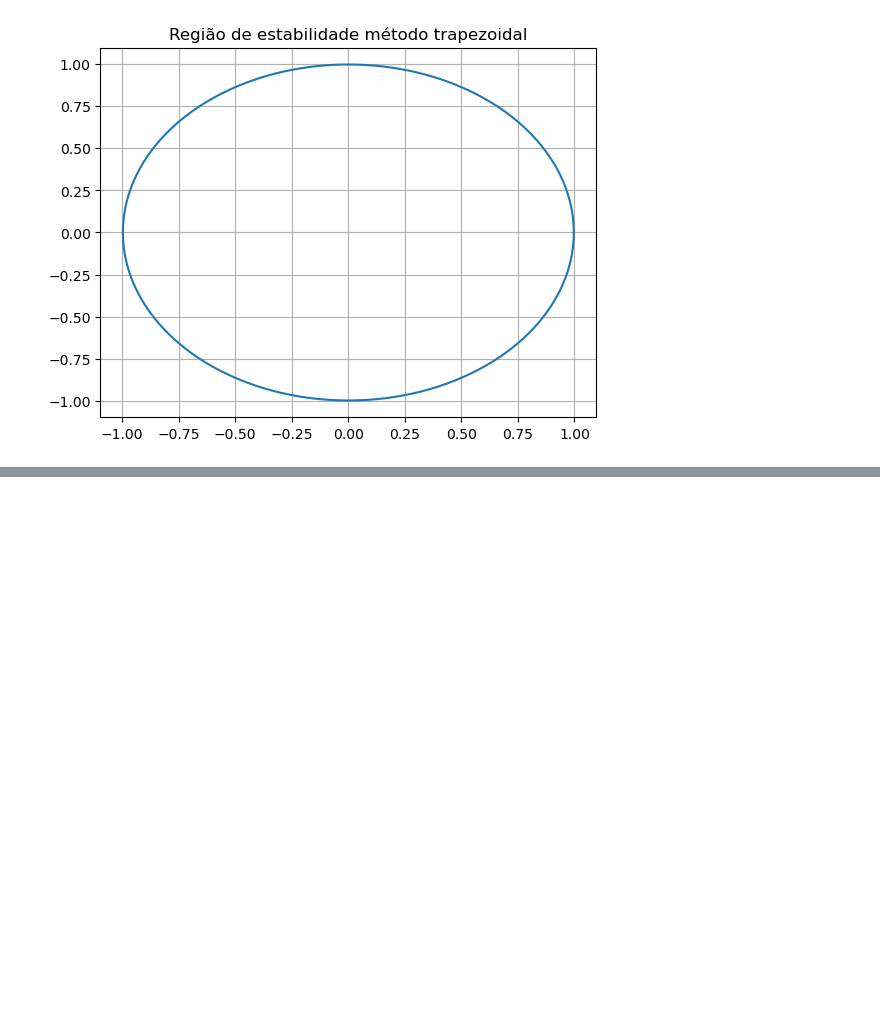
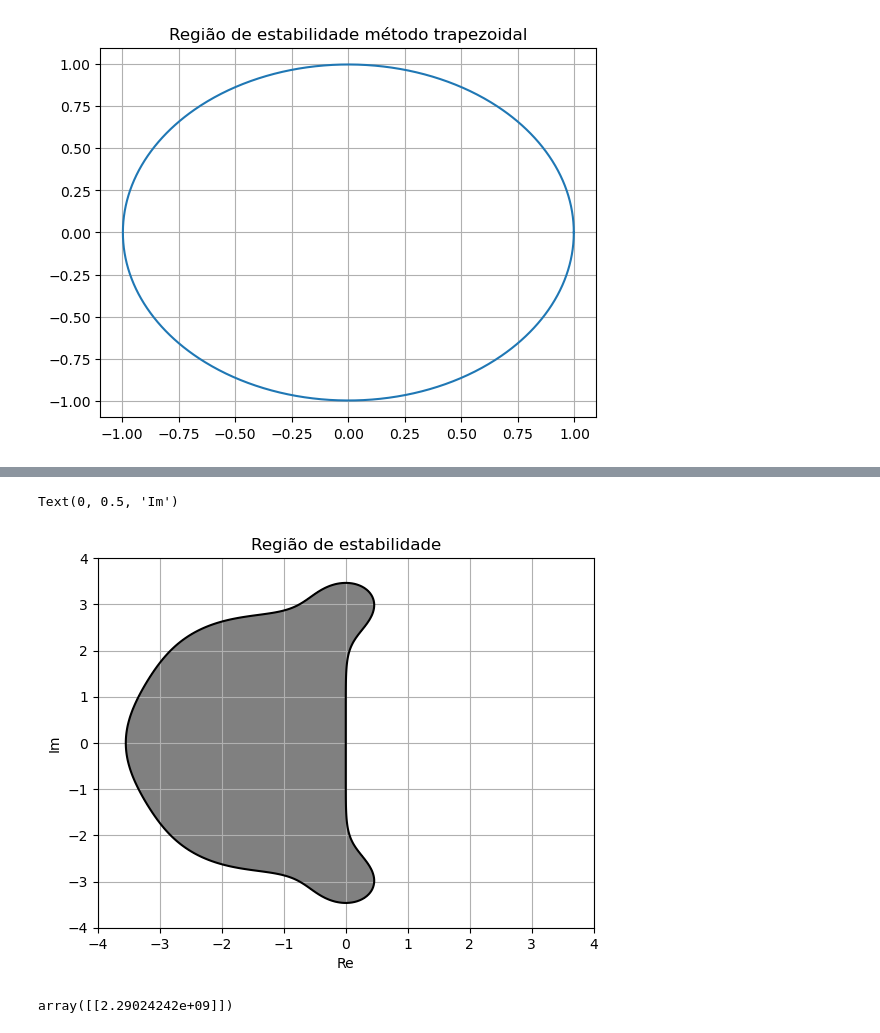
Before and after one commit to mickpires/scientific_computing_book, a Jupyter notebook: analise.ipynb, the cells around one changed output, grey strips where cells are left out. Drawn from its saved outputs; the diff is of its cells as text; code cells hidden in the pictures; blank space fills up the shorter version.

```diff
--- a/analise.ipynb
+++ b/analise.ipynb
@@ -140,0 +169,30 @@ Text(0.5, 1.0, 'Região de estabilidade método trapezoidal')
+# %%
+b = np.array([[1/6,0,0,2/3,1/6]])
+
+A = np.array([[0,0,0,0,0],
+              [1/3,0,0,0,0],
+              [1/6,1/6,0,0,0],
+              [1/8,0,3/8,0,0],
+              [1/2,0,-3/2,2,0]
+              ])
+
+r = lambda x: np.abs(1 + x*b@np.linalg.inv(np.identity((5),dtype=float)-x*A)@np.ones((5,1),dtype=float))
+r_vec = np.vectorize(lambda x: r(x).item())
+# %%
+pontos = 200
+x,y = np.linspace(-4,4,pontos),np.linspace(-4,4,pontos)
+X,Y =np.meshgrid(x,y)
+Z = X + 1j*Y
+plt.contour(X,Y,r_vec(Z),levels=[1],colors='black')
+plt.contourf(X,Y,r_vec(Z),levels=[0,1],colors=['grey'])
+plt.grid()
+plt.title('Região de estabilidade')
+plt.xlabel('Re')
+plt.ylabel('Im')
+# %% [output]
+Text(0, 0.5, 'Im')
+[figure, added]
+# %%
+r(pontos)
+# %% [output]
+array([[2.29024242e+09]])
```
Also changed, not shown: parts of 6 cells of this notebook, 3 other files.
